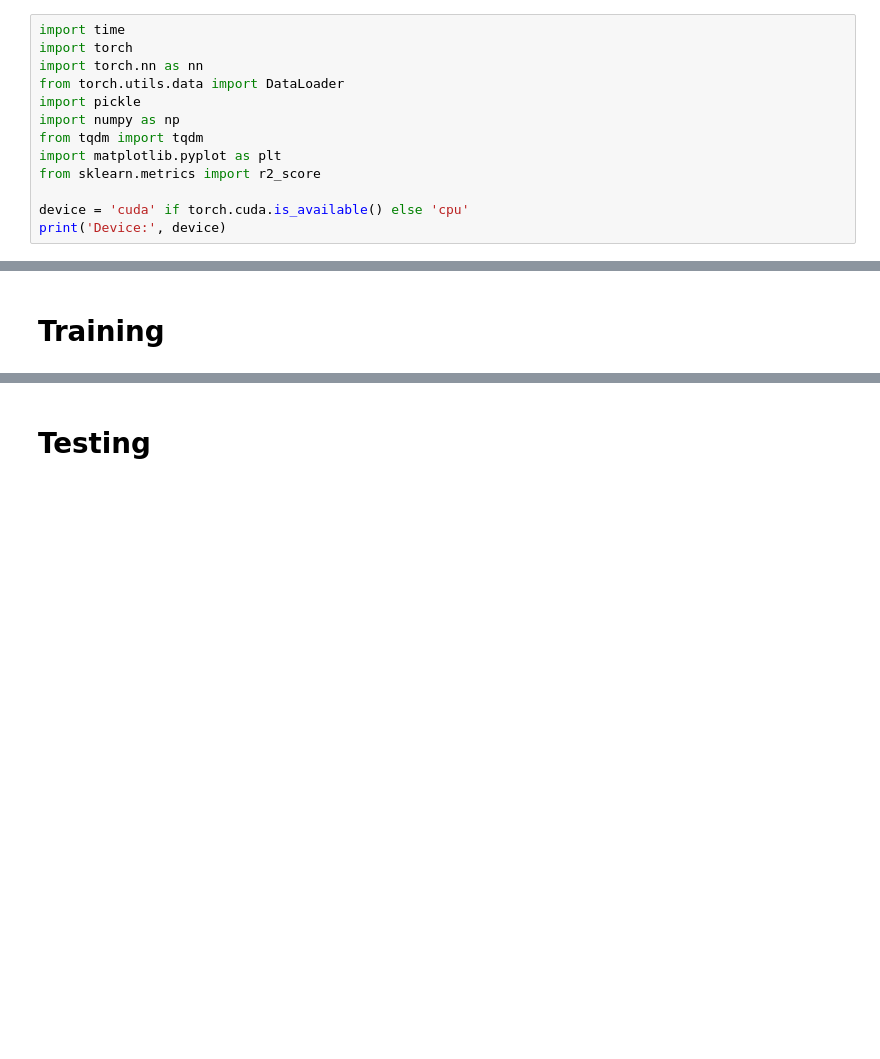
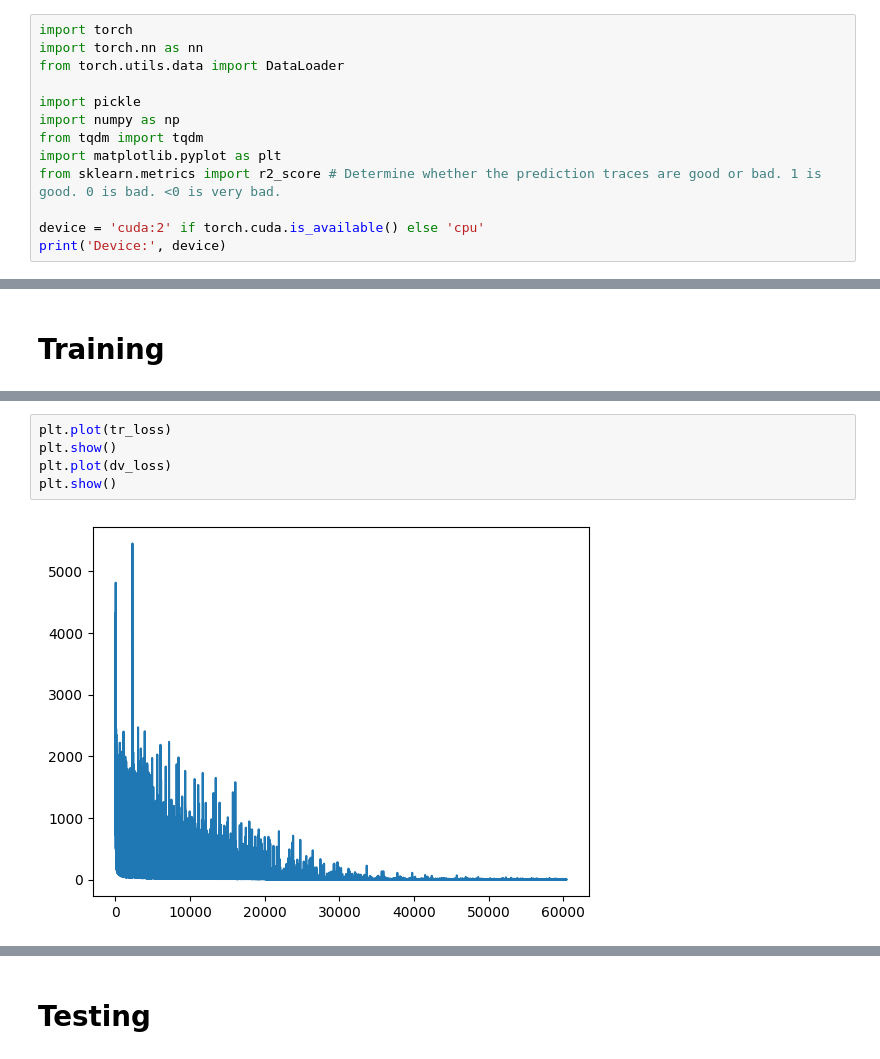
Before and after one commit to RaisoLiu/btool, a Jupyter notebook: example/decoder-gru.ipynb, the cells around one changed output, grey strips where cells are left out. Saved outputs shown, nothing was run; the diff lists cells and outputs as text; blank space fills up the shorter version.

```diff
--- a/example/decoder-gru.ipynb
+++ b/example/decoder-gru.ipynb
@@ -19,14 +11,14 @@ tft_flie = os.path.join(dataset_folder, 'H2.npy')
 # %%
-import time
 import torch
 import torch.nn as nn
 from torch.utils.data import DataLoader
+
 import pickle
 import numpy as np
 from tqdm import tqdm
 import matplotlib.pyplot as plt
-from sklearn.metrics import r2_score
+from sklearn.metrics import r2_score # Determine whether the prediction traces are good or bad. 1 is good. 0 is bad. <0 is very bad.
 
-device = 'cuda' if torch.cuda.is_available() else 'cpu'
+device = 'cuda:2' if torch.cuda.is_available() else 'cpu'
 print('Device:', device)
 # %% [output]
@@ -158,0 +152,7 @@ time cost: 136.00087761878967
+# %%
+plt.plot(tr_loss)
+plt.show()
+plt.plot(dv_loss)
+plt.show()
+# %% [output]
+[figure, added]
```
Also changed, not shown: parts of 14 cells of this notebook.
